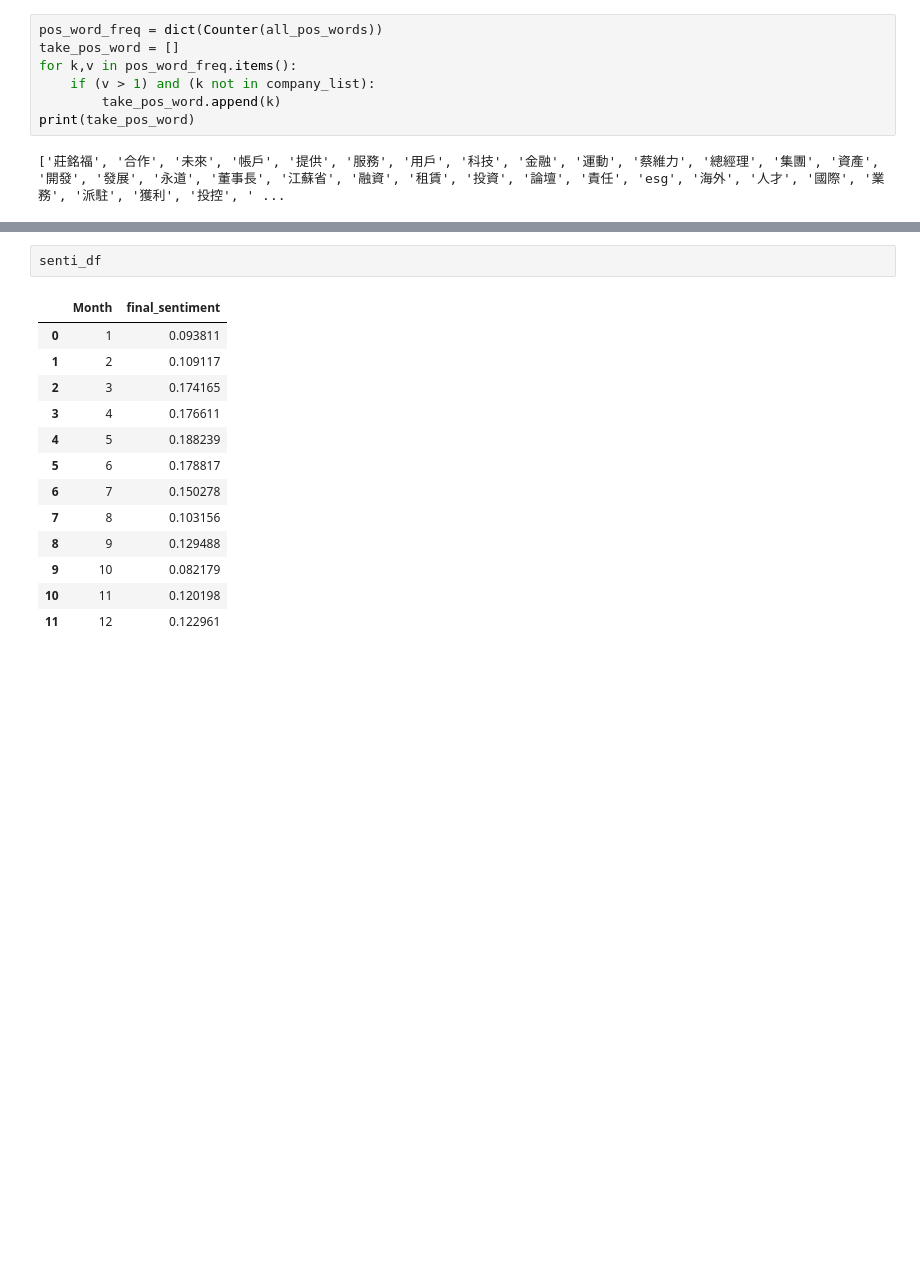
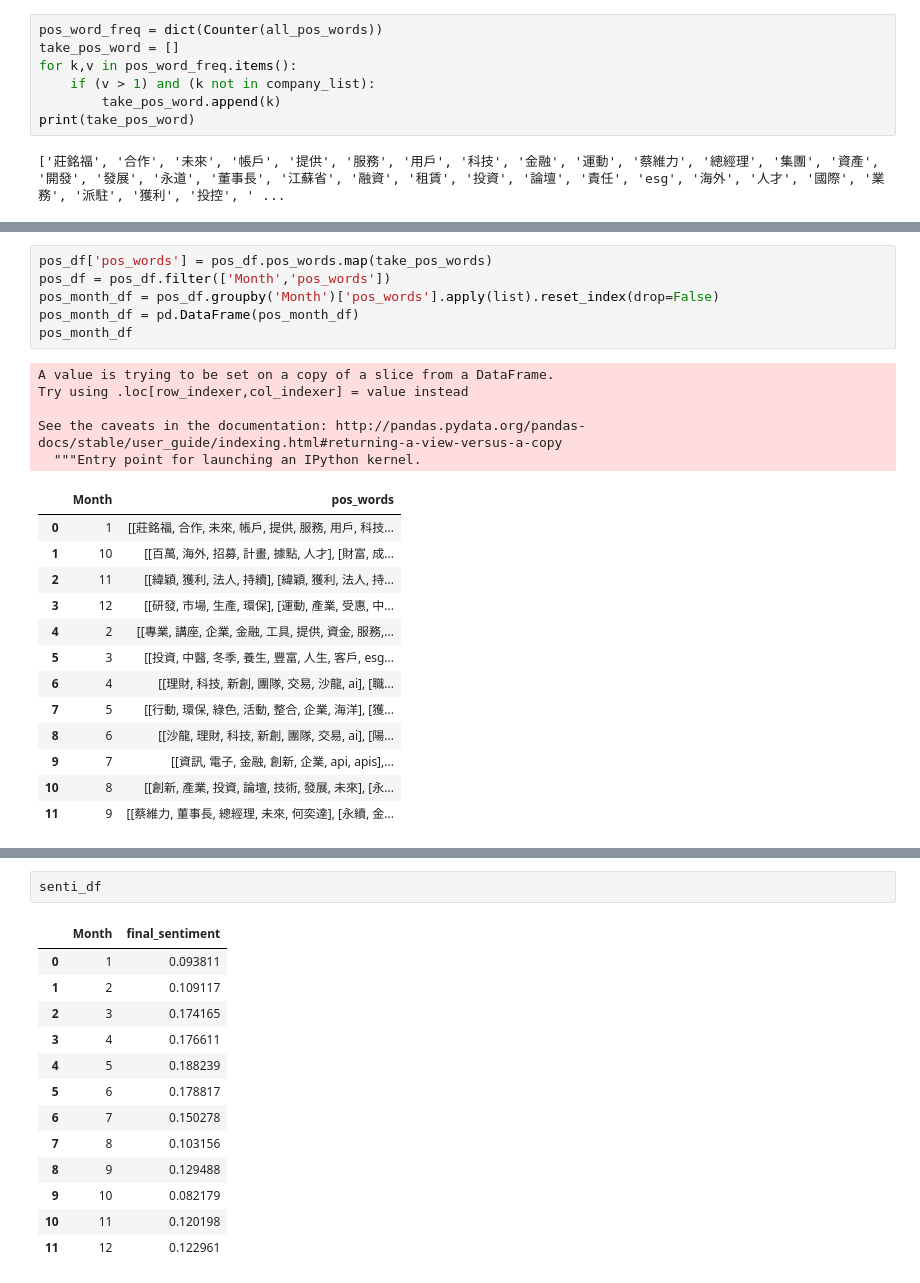
Before and after one commit to tychen5/BERT_chinese_LM_processing, a Jupyter notebook: src/Test.ipynb, the cells around one changed output, grey strips where cells are left out. Saved outputs shown, nothing was run; the diff lists cells and outputs as text; blank space fills up the shorter version.

```diff
--- a/src/Test.ipynb
+++ b/src/Test.ipynb
@@ -387,0 +403,25 @@ company_list.extend(['說明','表示','永豐','李永豐','演出','目前','
+# %%
+pos_df['pos_words'] = pos_df.pos_words.map(take_pos_words)
+pos_df = pos_df.filter(['Month','pos_words'])
+pos_month_df = pos_df.groupby('Month')['pos_words'].apply(list).reset_index(drop=False)
+pos_month_df = pd.DataFrame(pos_month_df)
+pos_month_df
+# %% [output]
+A value is trying to be set on a copy of a slice from a DataFrame.
+Try using .loc[row_indexer,col_indexer] = value instead
+
+See the caveats in the documentation: http://pandas.pydata.org/pandas-docs/stable/user_guide/indexing.html#returning-a-view-versus-a-copy
+  """Entry point for launching an IPython kernel.
+|  | Month | pos_words |
+| 0 | 1 | [[莊銘福, 合作, 未來, 帳戶, 提供, 服務, 用戶, 科技... |
+| 1 | 10 | [[百萬, 海外, 招募, 計畫, 據點, 人才], [財富, 成... |
+| 2 | 11 | [[緯穎, 獲利, 法人, 持續], [緯穎, 獲利, 法人, 持... |
+| 3 | 12 | [[研發, 市場, 生產, 環保], [運動, 產業, 受惠, 中... |
+| 4 | 2 | [[專業, 講座, 企業, 金融, 工具, 提供, 資金, 服務,... |
+| 5 | 3 | [[投資, 中醫, 冬季, 養生, 豐富, 人生, 客戶, esg... |
+| 6 | 4 | [[理財, 科技, 新創, 團隊, 交易, 沙龍, ai], [職... |
+| 7 | 5 | [[行動, 環保, 綠色, 活動, 整合, 企業, 海洋], [獲... |
+| 8 | 6 | [[沙龍, 理財, 科技, 新創, 團隊, 交易, ai], [陽... |
+| 9 | 7 | [[資訊, 電子, 金融, 創新, 企業, api, apis],... |
+| 10 | 8 | [[創新, 產業, 投資, 論壇, 技術, 發展, 未來], [永... |
+| 11 | 9 | [[蔡維力, 董事長, 總經理, 未來, 何奕達], [永續, 金... |
```
Also changed, not shown: parts of 10 cells of this notebook, 2 other files.
